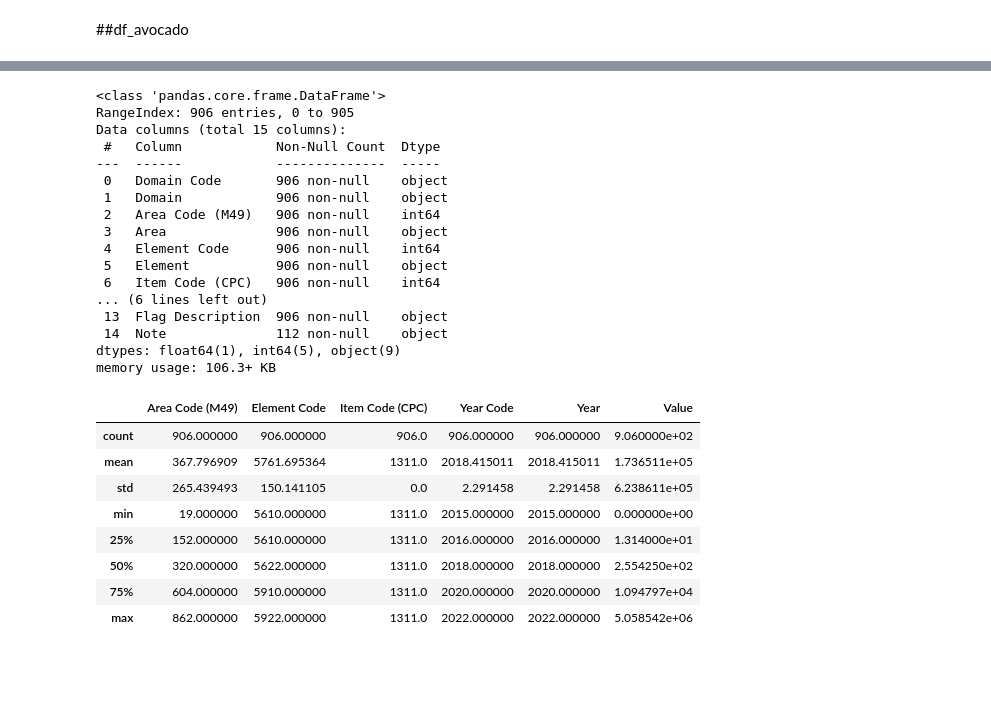
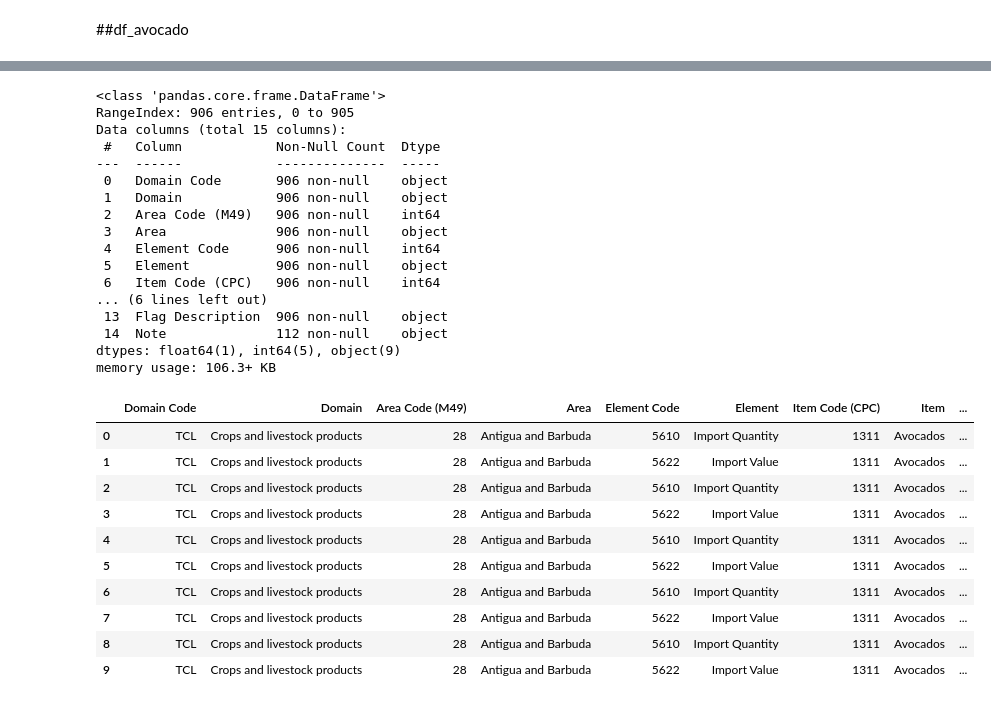
Before and after one commit to Julix4/AvoEconomics, a Jupyter notebook: EDA.ipynb, the cells around one changed output, grey strips where cells are left out. Cells and saved outputs as stored; diff of their text form; code cells hidden in the pictures; blank space fills up the shorter version.

```diff
--- a/EDA.ipynb
+++ b/EDA.ipynb
@@ -78,30 +167,33 @@ memory usage: 9.0+ KB
 # %%
 df_livestock.info()
 df_livestock.describe()
+df_livestock.head(10)
 # %% [output]
 <class 'pandas.core.frame.DataFrame'>
 RangeIndex: 906 entries, 0 to 905
 Data columns (total 15 columns):
  #   Column            Non-Null Count  Dtype
 ---  ------            --------------  -----
  0   Domain Code       906 non-null    object
  1   Domain            906 non-null    object
  2   Area Code (M49)   906 non-null    int64
  3   Area              906 non-null    object
  4   Element Code      906 non-null    int64
  5   Element           906 non-null    object
  6   Item Code (CPC)   906 non-null    int64
 ... (6 lines left out)
  13  Flag Description  906 non-null    object
  14  Note              112 non-null    object
 dtypes: float64(1), int64(5), object(9)
 memory usage: 106.3+ KB
-|  | Area Code (M49) | Element Code | Item Code (CPC) | Year Code | Year | Value |
-| count | 906.000000 | 906.000000 | 906.0 | 906.000000 | 906.000000 | 9.060000e+02 |
-| mean | 367.796909 | 5761.695364 | 1311.0 | 2018.415011 | 2018.415011 | 1.736511e+05 |
-| std | 265.439493 | 150.141105 | 0.0 | 2.291458 | 2.291458 | 6.238611e+05 |
-| min | 19.000000 | 5610.000000 | 1311.0 | 2015.000000 | 2015.000000 | 0.000000e+00 |
-| 25% | 152.000000 | 5610.000000 | 1311.0 | 2016.000000 | 2016.000000 | 1.314000e+01 |
-| 50% | 320.000000 | 5622.000000 | 1311.0 | 2018.000000 | 2018.000000 | 2.554250e+02 |
-| 75% | 604.000000 | 5910.000000 | 1311.0 | 2020.000000 | 2020.000000 | 1.094797e+04 |
-| max | 862.000000 | 5922.000000 | 1311.0 | 2022.000000 | 2022.000000 | 5.058542e+06 |
+|  | Domain Code | Domain | Area Code (M49) | Area | Element Code | Element | Item Code (CPC) | Item | ... |
+| 0 | TCL | Crops and livestock products | 28 | Antigua and Barbuda | 5610 | Import Quantity | 1311 | Avocados | ... |
+| 1 | TCL | Crops and livestock products | 28 | Antigua and Barbuda | 5622 | Import Value | 1311 | Avocados | ... |
+| 2 | TCL | Crops and livestock products | 28 | Antigua and Barbuda | 5610 | Import Quantity | 1311 | Avocados | ... |
+| 3 | TCL | Crops and livestock products | 28 | Antigua and Barbuda | 5622 | Import Value | 1311 | Avocados | ... |
+| 4 | TCL | Crops and livestock products | 28 | Antigua and Barbuda | 5610 | Import Quantity | 1311 | Avocados | ... |
+| 5 | TCL | Crops and livestock products | 28 | Antigua and Barbuda | 5622 | Import Value | 1311 | Avocados | ... |
+| 6 | TCL | Crops and livestock products | 28 | Antigua and Barbuda | 5610 | Import Quantity | 1311 | Avocados | ... |
+| 7 | TCL | Crops and livestock products | 28 | Antigua and Barbuda | 5622 | Import Value | 1311 | Avocados | ... |
+| 8 | TCL | Crops and livestock products | 28 | Antigua and Barbuda | 5610 | Import Quantity | 1311 | Avocados | ... |
+| 9 | TCL | Crops and livestock products | 28 | Antigua and Barbuda | 5622 | Import Value | 1311 | Avocados | ... |
```
Also changed, not shown: parts of 14 cells of this notebook, 6 other files.
